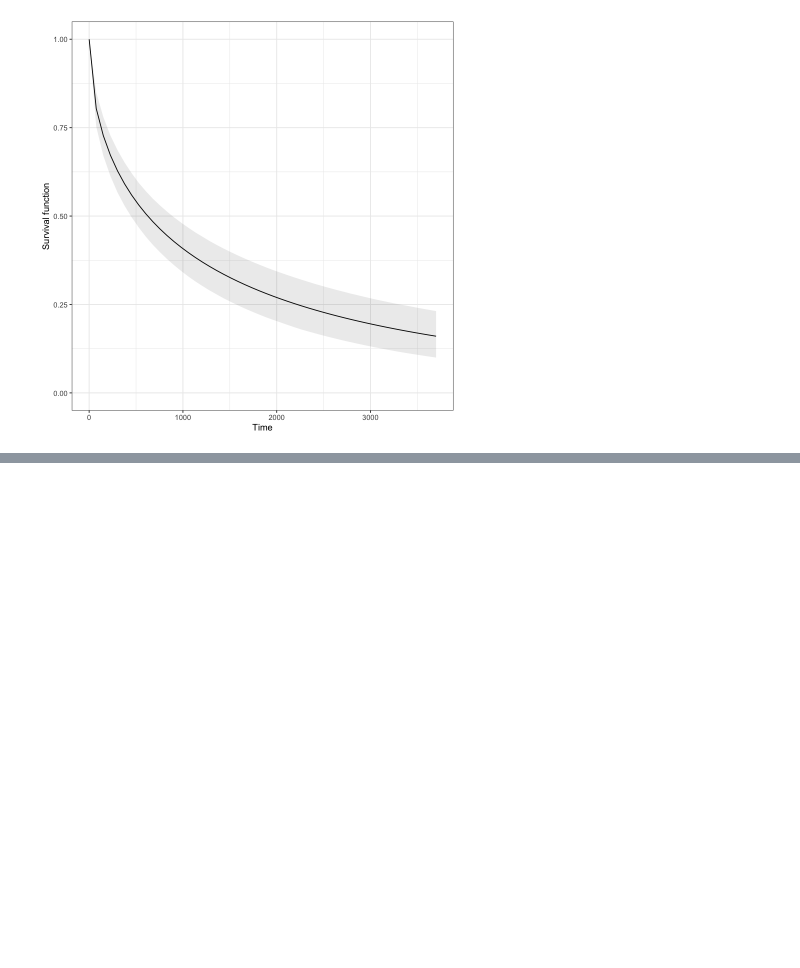
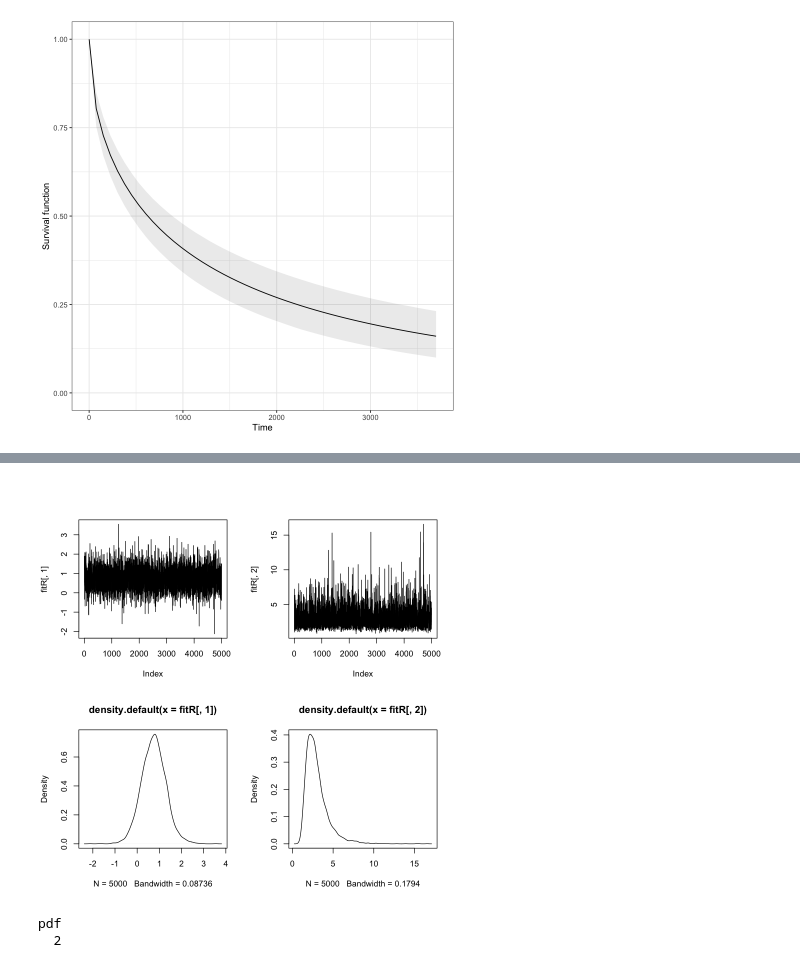
Before and after one commit to tommasorigon/CompStat, a Jupyter notebook: notebook/un_A1.ipynb, the cells around one changed output, grey strips where cells are left out. Cells and saved outputs as stored; diff of their text form; code cells hidden in the pictures; blank space fills up the shorter version.

```diff
--- a/notebook/un_A1.ipynb
+++ b/notebook/un_A1.ipynb
@@ -242,27 +280,27 @@ loglik_inaccurate(t, d, alpha = 0.5, beta = 1000) # As it will be clear later on
 The following two implementation are instead numerically stable but not efficient
 # %%
 # 1st inefficient implementation
-loglik_inefficient1 <- function(t, d, alpha, beta) {
+loglik_inefficient1 <- function(t, d, gamma, beta) {
   n <- length(t) # Sample size
   log_hazards <- numeric(n)
   log_survivals <- numeric(n)
 
   for (i in 1:n) {
-    log_hazards[i] <- d[i] * ((alpha - 1) * log(t[i] / beta) + log(alpha / beta))
-    log_survivals[i] <- -(t[i] / beta)^alpha
+    log_hazards[i] <- d[i] * ((gamma - 1) * log(t[i] / beta) + log(gamma / beta))
+    log_survivals[i] <- -(t[i] / beta)^gamma
   }
   sum(log_hazards) + sum(log_survivals)
 }
 
 # 2nd inefficient implementation
-loglik_inefficient2 <- function(t, d, alpha, beta) {
+loglik_inefficient2 <- function(t, d, gamma, beta) {
   n <- length(t) # Sample size
   log_hazards <- NULL
   log_survivals <- NULL
 
   for (i in 1:n) {
-    log_hazards <- c(log_hazards, d[i] * ((alpha - 1) * log(t[i] / beta) + log(alpha / beta)))
-    log_survivals <- c(log_survivals, -(t[i] / beta)^alpha)
+    log_hazards <- c(log_hazards, d[i] * ((gamma - 1) * log(t[i] / beta) + log(gamma / beta)))
+    log_survivals <- c(log_survivals, -(t[i] / beta)^gamma)
   }
   sum(log_hazards) + sum(log_survivals)
 }
@@ -278,13 +316,13 @@ loglik_inefficient2(t, d, alpha = 0.5, beta = 1000)
 The following implementation is instead numerically accurate and more efficient
 # %%
 # Efficient and numerically stable version
-loglik <- function(t, d, alpha, beta) {
-  log_hazard <- sum(d * ((alpha - 1) * log(t / beta) + log(alpha / beta)))
-  log_survival <- sum(-(t / beta)^alpha)
+loglik <- function(t, d, gamma, beta) {
+  log_hazard <- sum(d * ((gamma - 1) * log(t / beta) + log(gamma / beta)))
+  log_survival <- sum(-(t / beta)^gamma)
   log_hazard + log_survival
 }
 
-loglik(t, d, alpha = 0.5, beta = 1000)
+loglik(t, d, gamma = 0.5, beta = 1000)
 # %% [output]
 [1] -873.3299
 # %% [markdown]
@@ -425,0 +469,3 @@ ggplot(data = data_plot, aes(x = Time, y = Mean, ymin = Lower, ymax = Upper)) +
+# %%
+data(sleep)
+x <- sleep$extra[sleep$group == 1] # Extra hours of sleep for the second group
@@ -425,0 +523,29 @@ ggplot(data = data_plot, aes(x = Time, y = Mean, ymin = Lower, ymax = Upper)) +
+# %%
+R <- 5000
+burn_in <- 1000
+
+# Hyperparameter settings
+mu_mu <- 0
+sigma2_mu <- 50
+a_sigma <- b_sigma <- 2
+
+fitR <- gibbs_R(x, mu_mu, sigma2_mu, a_sigma, b_sigma, R, burn_in)
+# %%
+par(mfrow = c(2, 2))
+plot(fitR[, 1], type = "l")
+plot(fitR[, 2], type = "l")
+plot(density(fitR[, 1]))
+plot(density(fitR[, 2]))
+# %% [output]
+[figure, added]
+# %%
+pdf("gibbs_gauss.pdf", width = 10, height = 6)
+par(mfrow = c(2, 2))
+plot(fitR[, 1], type = "l")
+plot(fitR[, 2], type = "l")
+plot(density(fitR[, 1]))
+plot(density(fitR[, 2]))
+dev.off()
+# %% [output]
+pdf
+  2
```
Also changed, not shown: parts of 15 cells of this notebook, 2 other files.
